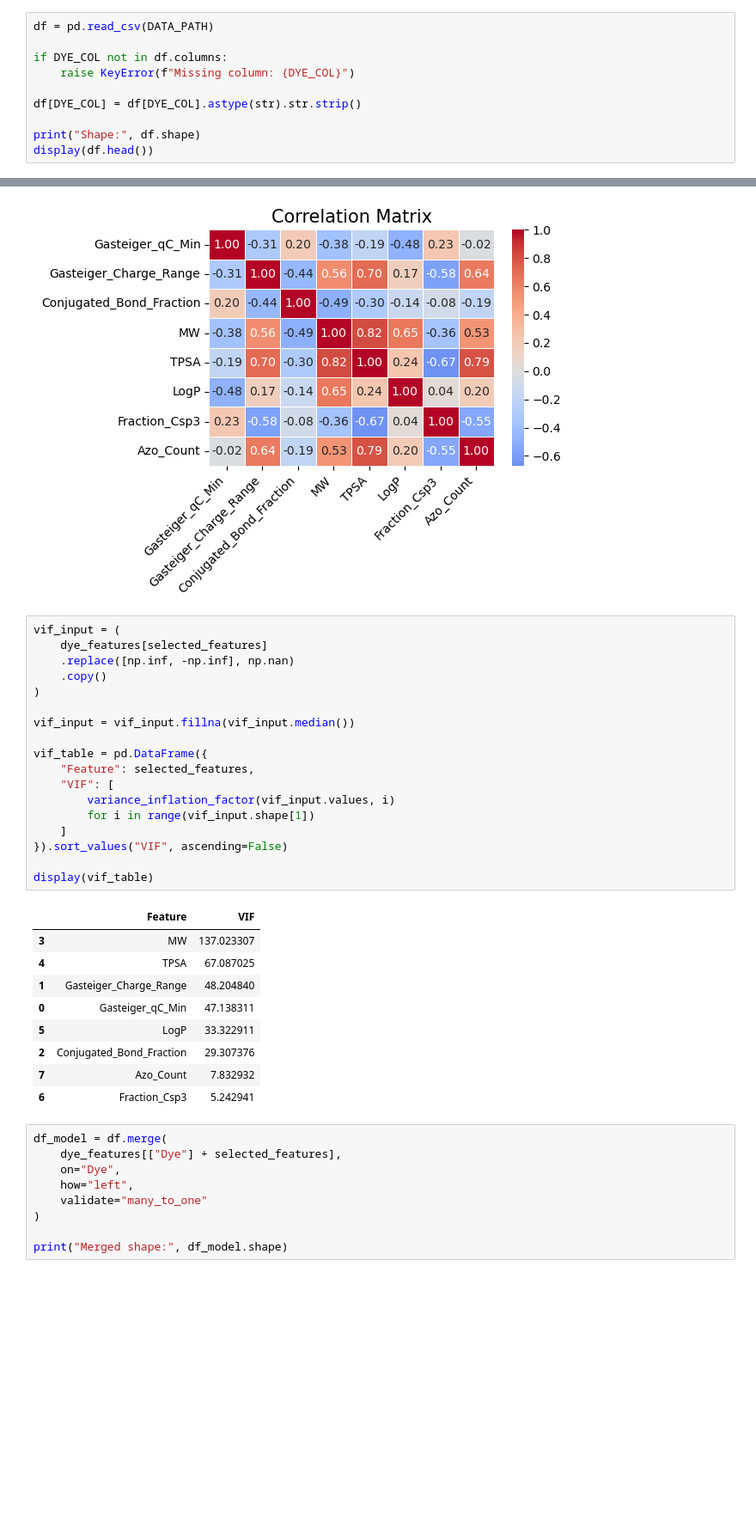
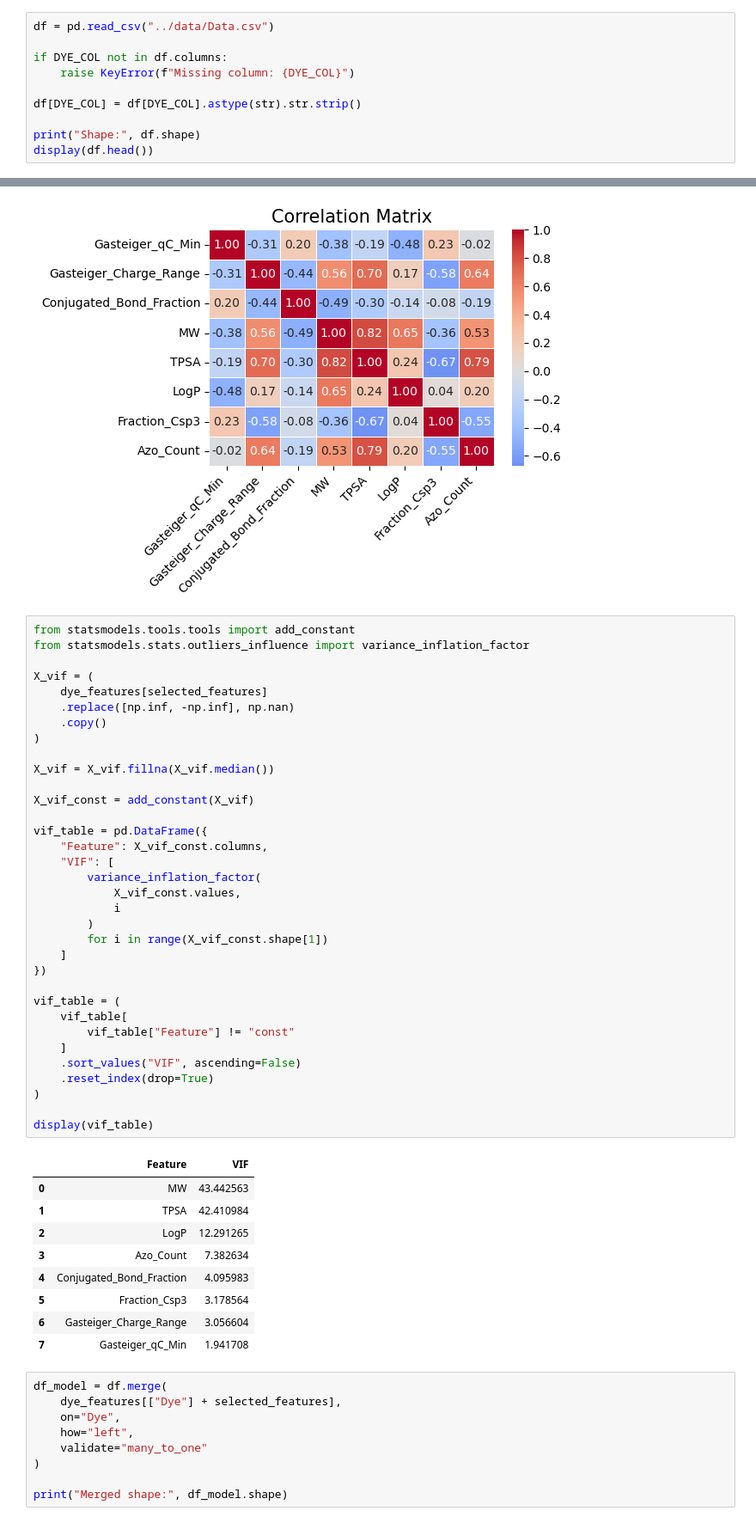
Before and after one commit to Reza-Zng/Dye-Degradation-Using-a-ANN, a Jupyter notebook: src/optimized_molecular_descriptors.ipynb, the cells around one changed output, grey strips where cells are left out. Shown at 86% size. Saved outputs shown, nothing was run; the diff lists cells and outputs as text; blank space fills up the shorter version.

```diff
--- a/src/optimized_molecular_descriptors.ipynb
+++ b/src/optimized_molecular_descriptors.ipynb
@@ -24,7 +23,7 @@ DYE_COL = "Dye"
 
 CORR_THRESHOLD = 0.88
 # %%
-df = pd.read_csv(DATA_PATH)
+df = pd.read_csv("../data/Data.csv")
 
 if DYE_COL not in df.columns:
     raise KeyError(f"Missing column: {DYE_COL}")
@@ -403,33 +402,49 @@ plt.show()
 # %% [output]
 [figure]
 # %%
-vif_input = (
+from statsmodels.tools.tools import add_constant
+from statsmodels.stats.outliers_influence import variance_inflation_factor
+
+X_vif = (
     dye_features[selected_features]
     .replace([np.inf, -np.inf], np.nan)
     .copy()
 )
 
-vif_input = vif_input.fillna(vif_input.median())
+X_vif = X_vif.fillna(X_vif.median())
+
+X_vif_const = add_constant(X_vif)
 
 vif_table = pd.DataFrame({
-    "Feature": selected_features,
+    "Feature": X_vif_const.columns,
     "VIF": [
-        variance_inflation_factor(vif_input.values, i)
-        for i in range(vif_input.shape[1])
+        variance_inflation_factor(
+            X_vif_const.values,
+            i
+        )
+        for i in range(X_vif_const.shape[1])
     ]
-}).sort_values("VIF", ascending=False)
+})
+
+vif_table = (
+    vif_table[
+        vif_table["Feature"] != "const"
+    ]
+    .sort_values("VIF", ascending=False)
+    .reset_index(drop=True)
+)
 
 display(vif_table)
 # %% [output]
 |  | Feature | VIF |
-| 3 | MW | 137.023307 |
-| 4 | TPSA | 67.087025 |
-| 1 | Gasteiger_Charge_Range | 48.204840 |
-| 0 | Gasteiger_qC_Min | 47.138311 |
-| 5 | LogP | 33.322911 |
-| 2 | Conjugated_Bond_Fraction | 29.307376 |
-| 7 | Azo_Count | 7.832932 |
-| 6 | Fraction_Csp3 | 5.242941 |
+| 0 | MW | 43.442563 |
+| 1 | TPSA | 42.410984 |
+| 2 | LogP | 12.291265 |
+| 3 | Azo_Count | 7.382634 |
+| 4 | Conjugated_Bond_Fraction | 4.095983 |
+| 5 | Fraction_Csp3 | 3.178564 |
+| 6 | Gasteiger_Charge_Range | 3.056604 |
+| 7 | Gasteiger_qC_Min | 1.941708 |
 # %%
 df_model = df.merge(
     dye_features[["Dye"] + selected_features],
```
Also changed, not shown: parts of 2 cells of this notebook, 1 other file.
